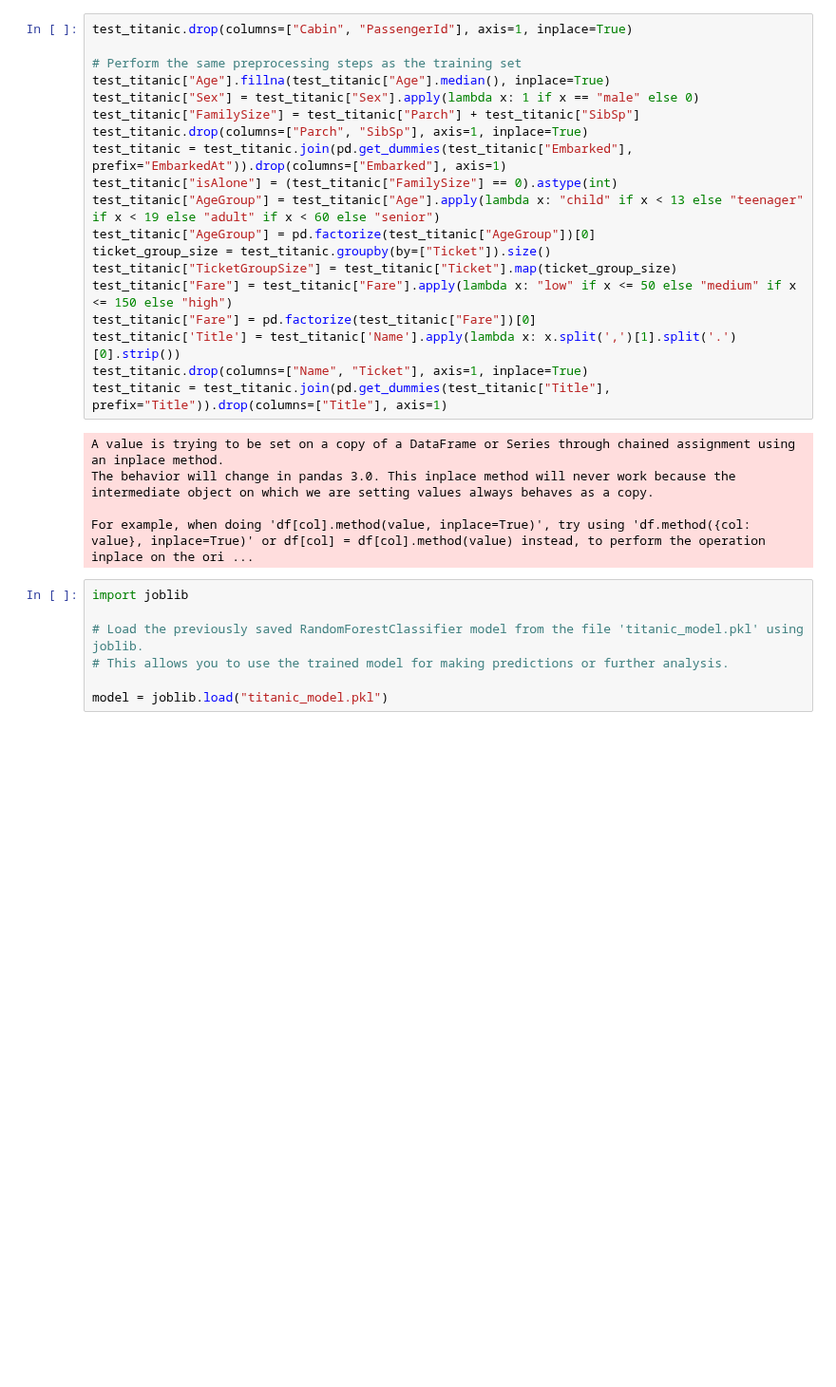
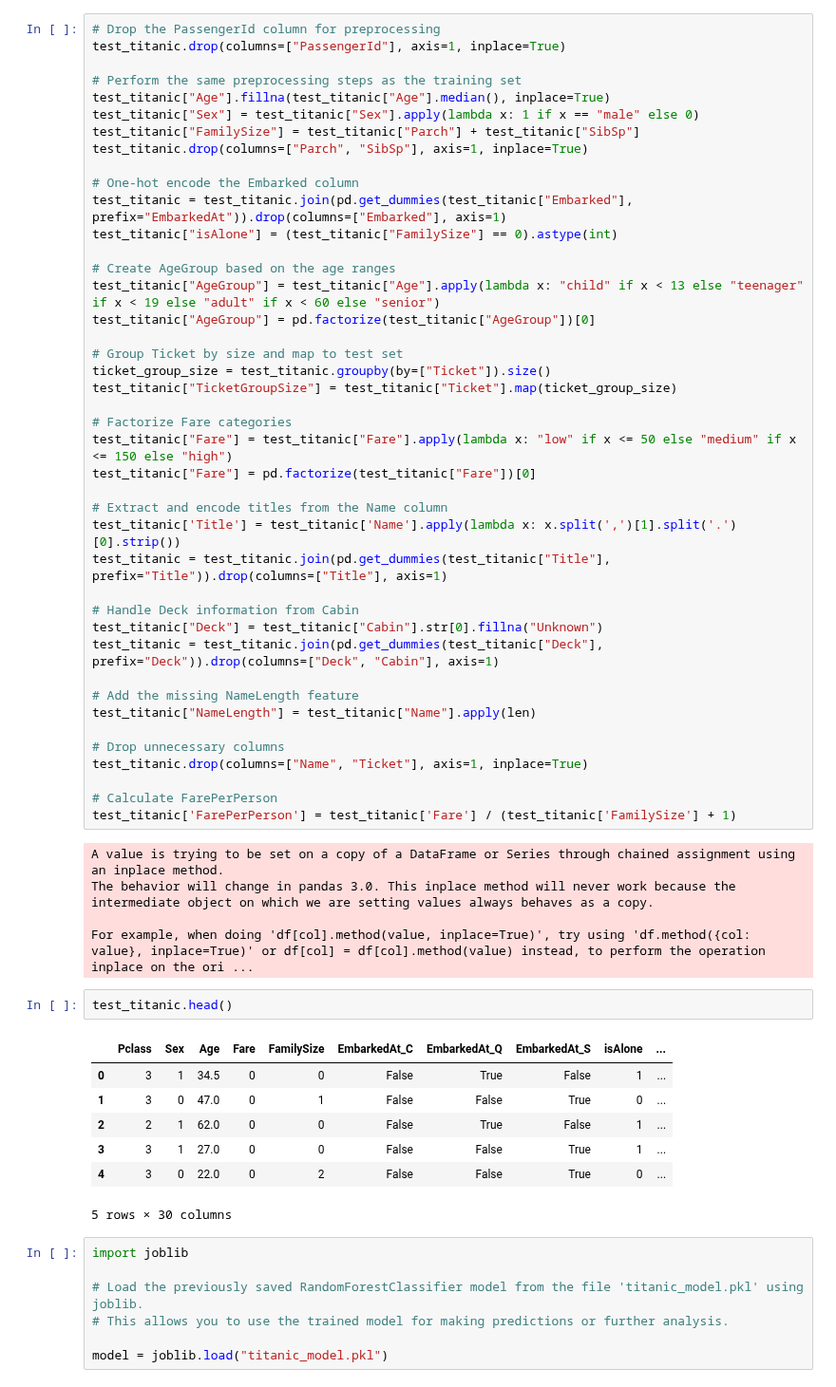
Before and after one commit to AbdouENSIA/Titanic-Survival-Prediction, a Jupyter notebook: titanic_survival_prediction.ipynb, the cells around one changed output. Shown at 95% size. Drawn from its saved outputs; the diff is of its cells as text; blank space fills up the shorter version.

```diff
--- a/titanic_survival_prediction.ipynb
+++ b/titanic_survival_prediction.ipynb
@@ -404,29 +421,62 @@ Model saved successfully as 'titanic_model.pkl'
 test_titanic = pd.read_csv("test.csv")
 passenger_ids = test_titanic["PassengerId"]
 # %%
-test_titanic.drop(columns=["Cabin", "PassengerId"], axis=1, inplace=True)
+# Drop the PassengerId column for preprocessing
+test_titanic.drop(columns=["PassengerId"], axis=1, inplace=True)
 
 # Perform the same preprocessing steps as the training set
 test_titanic["Age"].fillna(test_titanic["Age"].median(), inplace=True)
 test_titanic["Sex"] = test_titanic["Sex"].apply(lambda x: 1 if x == "male" else 0)
 test_titanic["FamilySize"] = test_titanic["Parch"] + test_titanic["SibSp"]
 test_titanic.drop(columns=["Parch", "SibSp"], axis=1, inplace=True)
+
+# One-hot encode the Embarked column
 test_titanic = test_titanic.join(pd.get_dummies(test_titanic["Embarked"], prefix="EmbarkedAt")).drop(columns=["Embarked"], axis=1)
 test_titanic["isAlone"] = (test_titanic["FamilySize"] == 0).astype(int)
+
+# Create AgeGroup based on the age ranges
 test_titanic["AgeGroup"] = test_titanic["Age"].apply(lambda x: "child" if x < 13 else "teenager" if x < 19 else "adult" if x < 60 else "senior")
 test_titanic["AgeGroup"] = pd.factorize(test_titanic["AgeGroup"])[0]
+
+# Group Ticket by size and map to test set
 ticket_group_size = test_titanic.groupby(by=["Ticket"]).size()
 test_titanic["TicketGroupSize"] = test_titanic["Ticket"].map(ticket_group_size)
+
+# Factorize Fare categories
 test_titanic["Fare"] = test_titanic["Fare"].apply(lambda x: "low" if x <= 50 else "medium" if x <= 150 else "high")
 test_titanic["Fare"] = pd.factorize(test_titanic["Fare"])[0]
+
+# Extract and encode titles from the Name column
 test_titanic['Title'] = test_titanic['Name'].apply(lambda x: x.split(',')[1].split('.')[0].strip())
+test_titanic = test_titanic.join(pd.get_dummies(test_titanic["Title"], prefix="Title")).drop(columns=["Title"], axis=1)
+
+# Handle Deck information from Cabin
+test_titanic["Deck"] = test_titanic["Cabin"].str[0].fillna("Unknown")
+test_titanic = test_titanic.join(pd.get_dummies(test_titanic["Deck"], prefix="Deck")).drop(columns=["Deck", "Cabin"], axis=1)
+
+# Add the missing NameLength feature
+test_titanic["NameLength"] = test_titanic["Name"].apply(len)
+
+# Drop unnecessary columns
 test_titanic.drop(columns=["Name", "Ticket"], axis=1, inplace=True)
-test_titanic = test_titanic.join(pd.get_dummies(test_titanic["Title"], prefix="Title")).drop(columns=["Title"], axis=1)
+
+# Calculate FarePerPerson
+test_titanic['FarePerPerson'] = test_titanic['Fare'] / (test_titanic['FamilySize'] + 1)
 # %% [output]
 A value is trying to be set on a copy of a DataFrame or Series through chained assignment using an inplace method.
 The behavior will change in pandas 3.0. This inplace method will never work because the intermediate object on which we are setting values always behaves as a copy.
 
 For example, when doing 'df[col].method(value, inplace=True)', try using 'df.method({col: value}, inplace=True)' or df[col] = df[col].method(value) instead, to perform the operation inplace on the ori ...
+# %%
+test_titanic.head()
+# %% [output]
+|  | Pclass | Sex | Age | Fare | FamilySize | EmbarkedAt_C | EmbarkedAt_Q | EmbarkedAt_S | isAlone | ... |
+| 0 | 3 | 1 | 34.5 | 0 | 0 | False | True | False | 1 | ... |
+| 1 | 3 | 0 | 47.0 | 0 | 1 | False | False | True | 0 | ... |
+| 2 | 2 | 1 | 62.0 | 0 | 0 | False | True | False | 1 | ... |
+| 3 | 3 | 1 | 27.0 | 0 | 0 | False | False | True | 1 | ... |
+| 4 | 3 | 0 | 22.0 | 0 | 2 | False | False | True | 0 | ... |
+5 rows × 30 columns
 # %%
 import joblib
 
```
Also changed, not shown: parts of 23 cells of this notebook.
